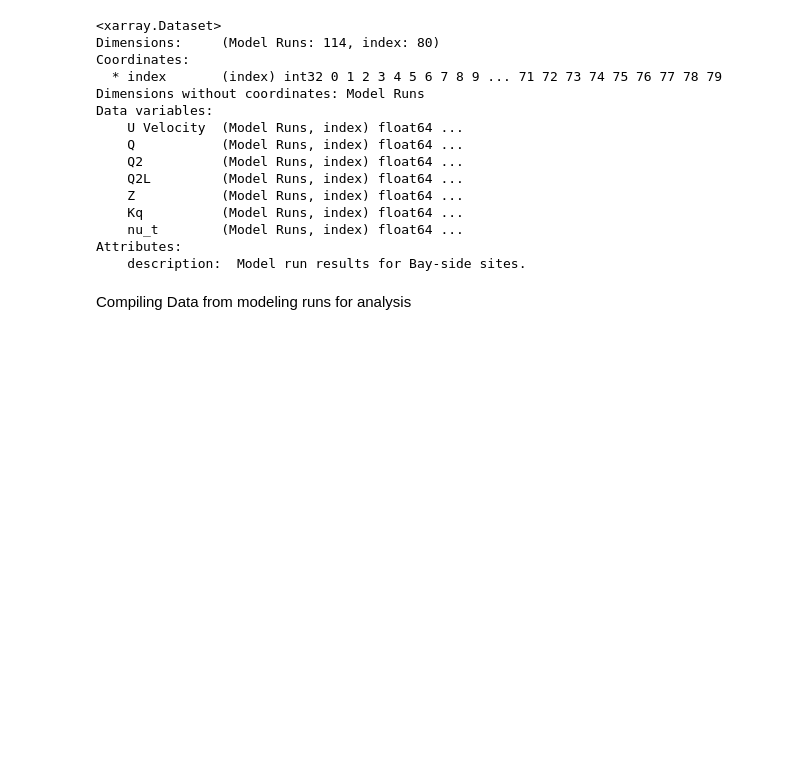
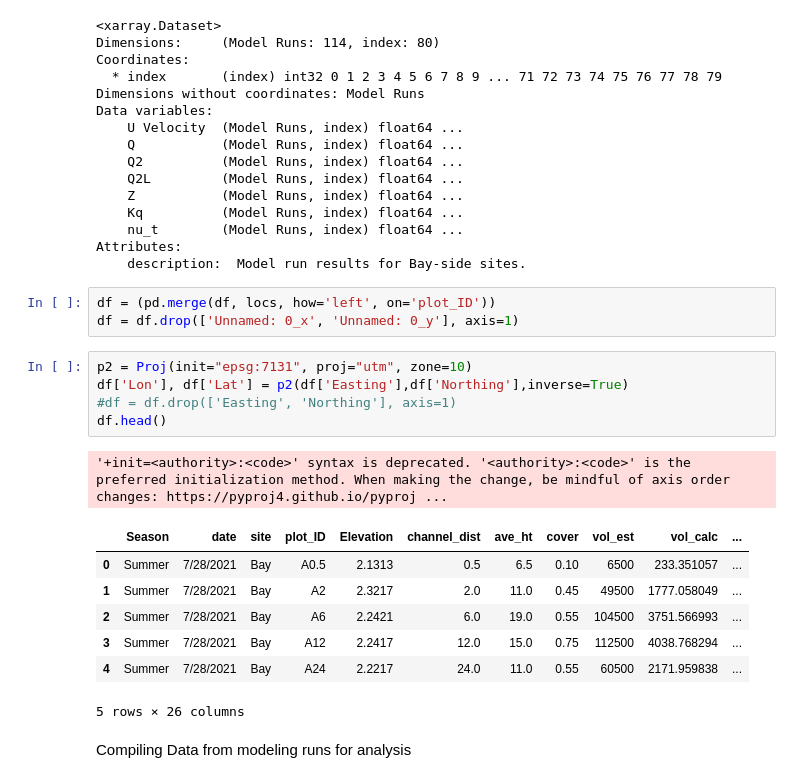
Before and after one commit to AlexandreSeb97/WC-Density-Drag-Vegetation-, a Jupyter notebook: usgs_wc_visualization.ipynb, the cells around one changed output. Cells and saved outputs as stored; diff of their text form; blank space fills up the shorter version.

```diff
--- a/usgs_wc_visualization.ipynb
+++ b/usgs_wc_visualization.ipynb
@@ -56,6 +60,23 @@ Data variables:
     nu_t        (Model Runs, index) float64 ...
 Attributes:
     description:  Model run results for Bay-side sites.
+# %%
+df = (pd.merge(df, locs, how='left', on='plot_ID'))
+df = df.drop(['Unnamed: 0_x', 'Unnamed: 0_y'], axis=1)
+# %%
+p2 = Proj(init="epsg:7131", proj="utm", zone=10)
+df['Lon'], df['Lat'] = p2(df['Easting'],df['Northing'],inverse=True)
+#df = df.drop(['Easting', 'Northing'], axis=1)
+df.head()
+# %% [output]
+'+init=<authority>:<code>' syntax is deprecated. '<authority>:<code>' is the preferred initialization method. When making the change, be mindful of axis order changes: https://pyproj4.github.io/pyproj ...
+|  | Season | date | site | plot_ID | Elevation | channel_dist | ave_ht | cover | vol_est | vol_calc | ... |
+| 0 | Summer | 7/28/2021 | Bay | A0.5 | 2.1313 | 0.5 | 6.5 | 0.10 | 6500 | 233.351057 | ... |
+| 1 | Summer | 7/28/2021 | Bay | A2 | 2.3217 | 2.0 | 11.0 | 0.45 | 49500 | 1777.058049 | ... |
+| 2 | Summer | 7/28/2021 | Bay | A6 | 2.2421 | 6.0 | 19.0 | 0.55 | 104500 | 3751.566993 | ... |
+| 3 | Summer | 7/28/2021 | Bay | A12 | 2.2417 | 12.0 | 15.0 | 0.75 | 112500 | 4038.768294 | ... |
+| 4 | Summer | 7/28/2021 | Bay | A24 | 2.2217 | 24.0 | 11.0 | 0.55 | 60500 | 2171.959838 | ... |
+5 rows × 26 columns
 # %% [markdown]
 Compiling Data from modeling runs for analysis
 # %%
```
Also changed, not shown: parts of 11 cells of this notebook, 6 other files.
